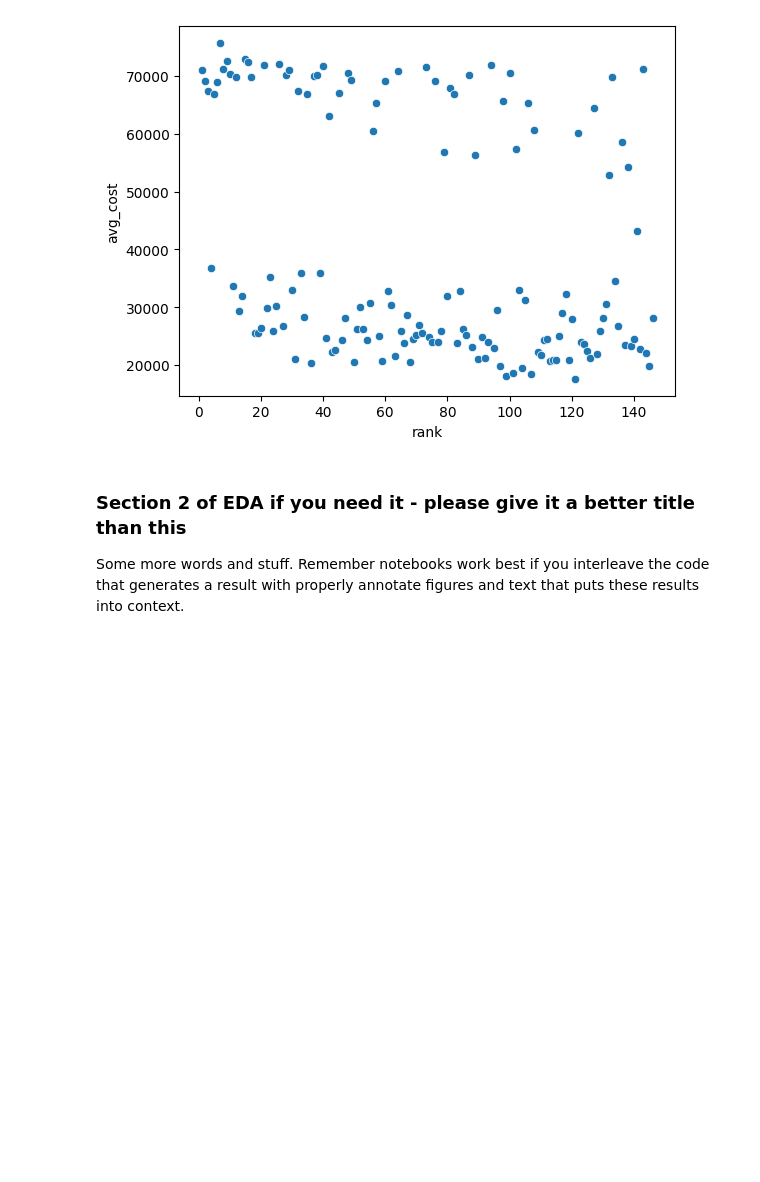
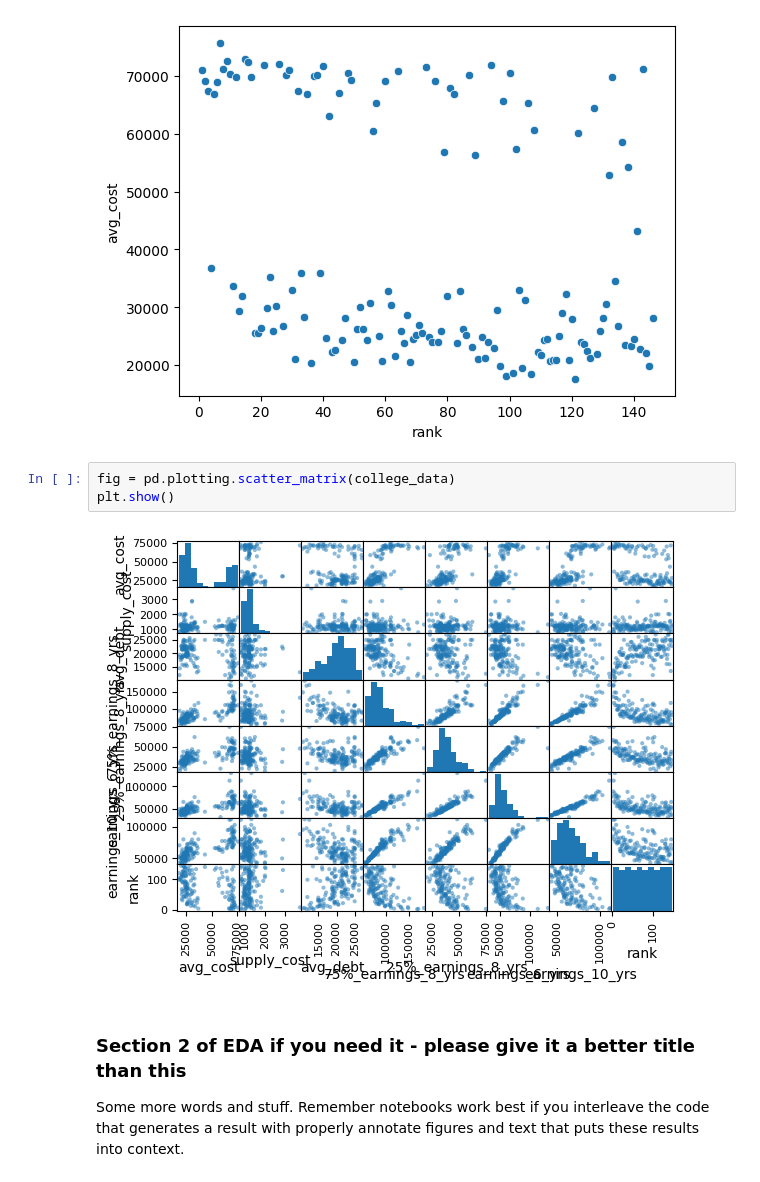
Before and after one commit to b4tan/College-Rank-and-Career-Success, a Jupyter notebook: EDACheckpoint_group067.ipynb, the cells around one changed output. Drawn from its saved outputs; the diff is of its cells as text; blank space fills up the shorter version.

Commit message:
Added matrix plot

```diff
--- a/EDACheckpoint_group067.ipynb
+++ b/EDACheckpoint_group067.ipynb
@@ -255,6 +255,11 @@ sns.scatterplot(data=college_data, x='rank', y='avg_cost')
 # %% [output]
 <Axes: xlabel='rank', ylabel='avg_cost'>
 [figure]
+# %%
+fig = pd.plotting.scatter_matrix(college_data)
+plt.show()
+# %% [output]
+[figure, added]
 # %% [markdown]
 ### Section 2 of EDA if you need it  - please give it a better title than this
 
```
